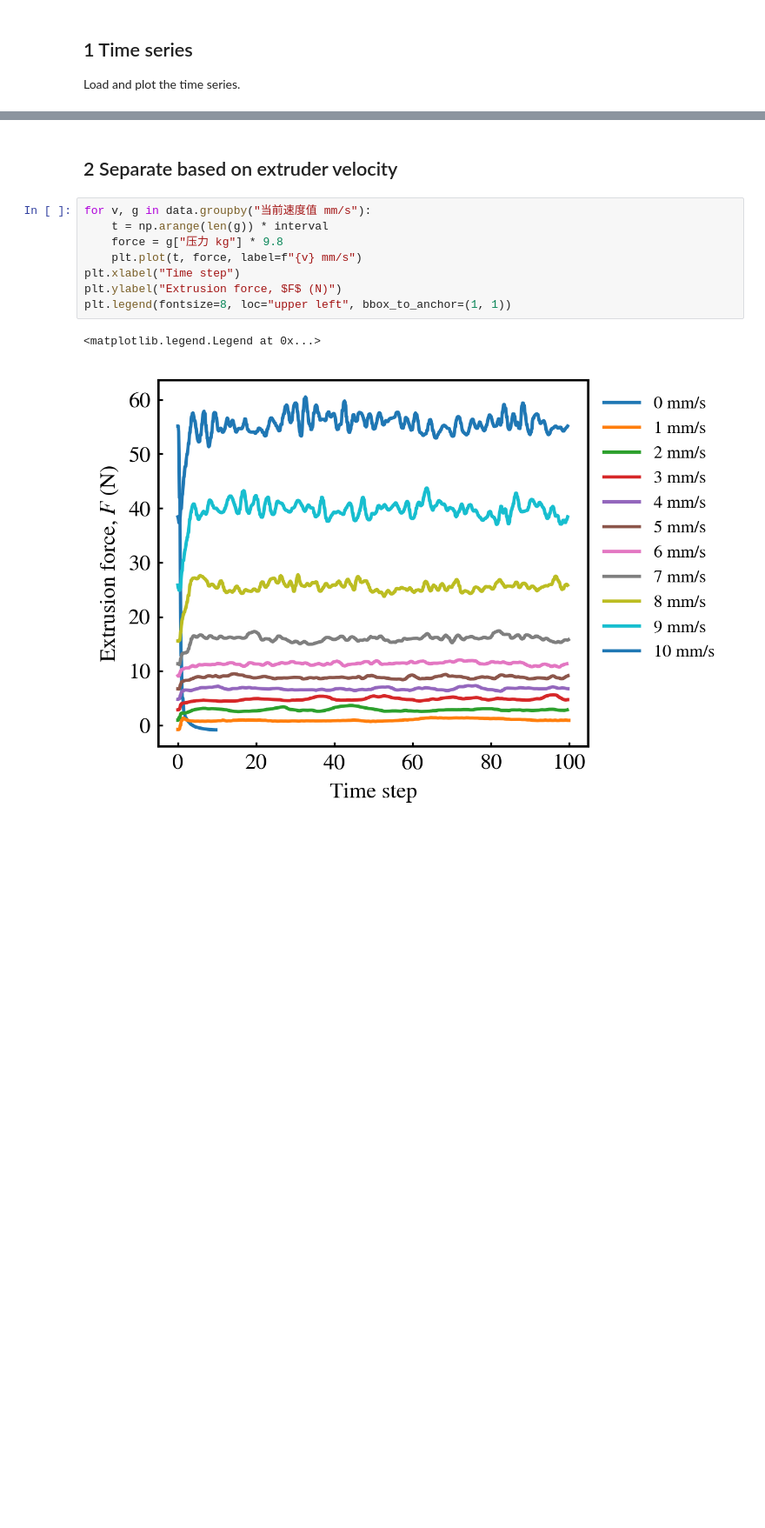
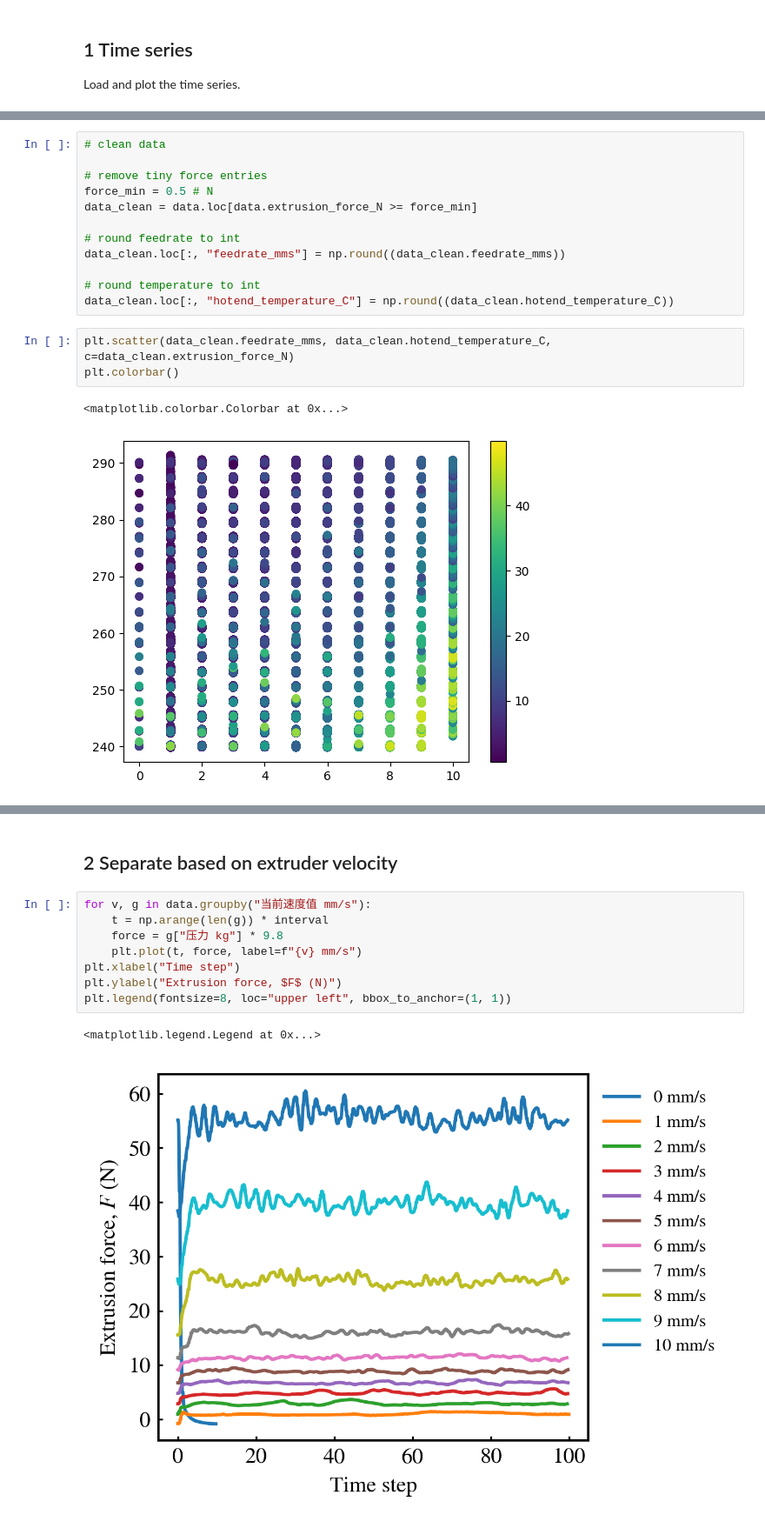
Before and after one commit to ZLoverty/ETP, a Jupyter notebook: Code/extrusion_force.ipynb, the cells around one changed output, grey strips where cells are left out. Shown: that part at 87% size. Cells and saved outputs as stored; diff of their text form; blank space fills up the shorter version.

```diff
--- a/Code/extrusion_force.ipynb
+++ b/Code/extrusion_force.ipynb
@@ -46,0 +50,18 @@ Text(0, 0.5, 'Velocity (mm/s)')
+# %%
+# clean data
+
+# remove tiny force entries
+force_min = 0.5 # N
+data_clean = data.loc[data.extrusion_force_N >= force_min]
+
+# round feedrate to int
+data_clean.loc[:, "feedrate_mms"] = np.round((data_clean.feedrate_mms))
+
+# round temperature to int
+data_clean.loc[:, "hotend_temperature_C"] = np.round((data_clean.hotend_temperature_C))
+# %%
+plt.scatter(data_clean.feedrate_mms, data_clean.hotend_temperature_C, c=data_clean.extrusion_force_N)
+plt.colorbar()
+# %% [output]
+<matplotlib.colorbar.Colorbar at 0x...>
+[figure, added]
```
Also changed, not shown: parts of 7 cells of this notebook.
